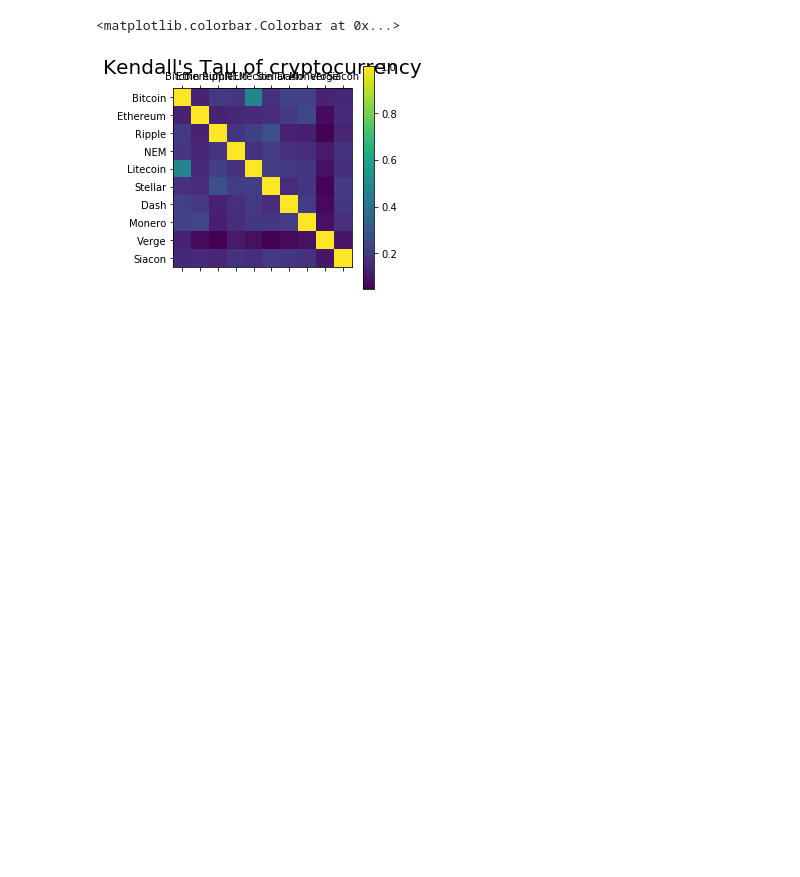
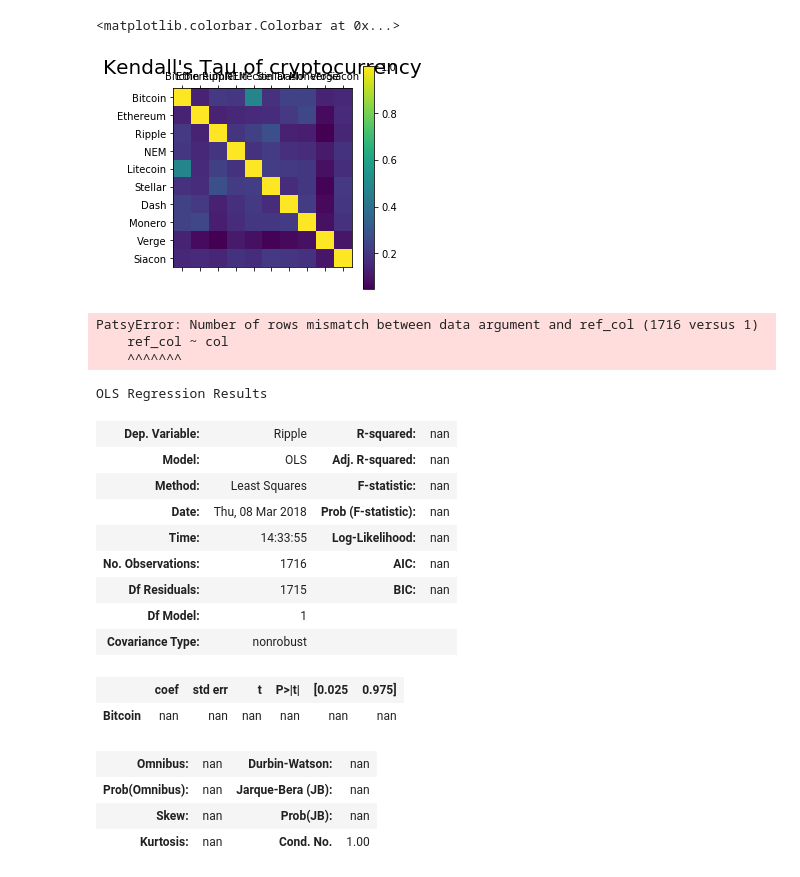
Before and after one commit to linsallyzhao/notebooks, a Jupyter notebook: FDS_assignment2/assignment2_part3.ipynb, the cells around one changed output. Saved outputs shown, nothing was run; the diff lists cells and outputs as text; code cells hidden in the pictures; blank space fills up the shorter version.

```diff
--- a/FDS_assignment2/assignment2_part3.ipynb
+++ b/FDS_assignment2/assignment2_part3.ipynb
@@ -116,3 +118,30 @@ plt.colorbar()
 # %% [output]
 <matplotlib.colorbar.Colorbar at 0x...>
 [figure]
+# %%
+models_matrix=[[sm.ols(formula='ref_col ~ col', data=logRC) for col in logRC if col< ref_col] for ref_col in logRC]
+models_matrix
+# %% [output]
+PatsyError: Number of rows mismatch between data argument and ref_col (1716 versus 1)
+    ref_col ~ col
+    ^^^^^^^
+# %%
+res = sm.OLS(logRC['Ripple'], logRC['Bitcoin']).fit()
+res.summary()
+# %% [output]
+OLS Regression Results
+| Dep. Variable: | Ripple | R-squared: | nan |
+| Model: | OLS | Adj. R-squared: | nan |
+| Method: | Least Squares | F-statistic: | nan |
+| Date: | Thu, 08 Mar 2018 | Prob (F-statistic): | nan |
+| Time: | 14:33:55 | Log-Likelihood: | nan |
+| No. Observations: | 1716 | AIC: | nan |
+| Df Residuals: | 1715 | BIC: | nan |
+| Df Model: | 1 |  |  |
+| Covariance Type: | nonrobust |  |  |
+|  | coef | std err | t | P>|t| | [0.025 | 0.975] |
+| Bitcoin | nan | nan | nan | nan | nan | nan |
+| Omnibus: | nan | Durbin-Watson: | nan |
+| Prob(Omnibus): | nan | Jarque-Bera (JB): | nan |
+| Skew: | nan | Prob(JB): | nan |
+| Kurtosis: | nan | Cond. No. | 1.00 |
```
Also changed, not shown: parts of 6 cells of this notebook.
